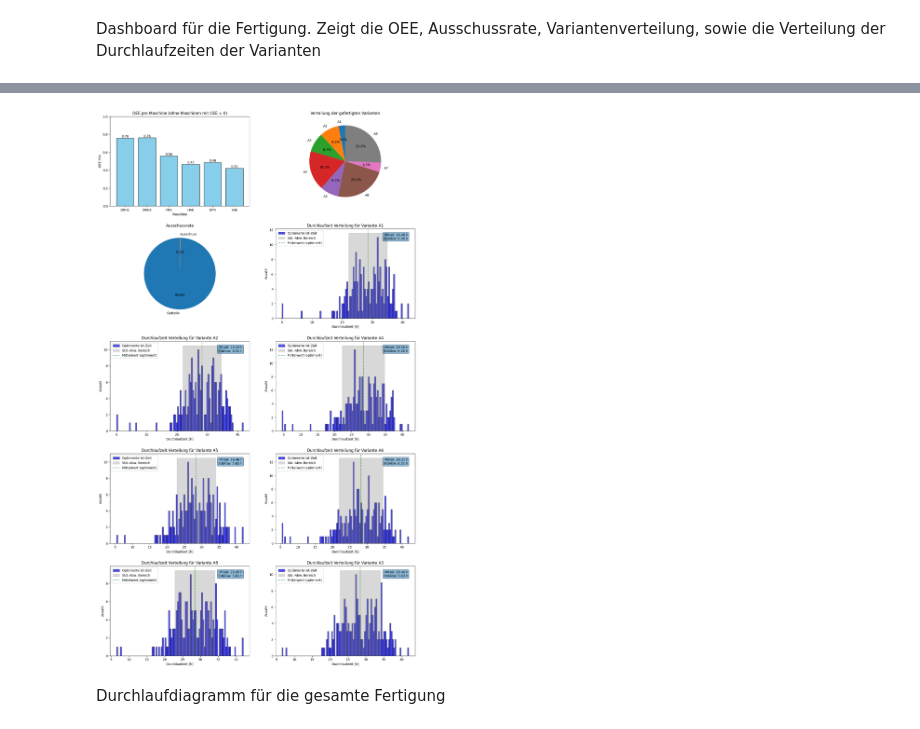
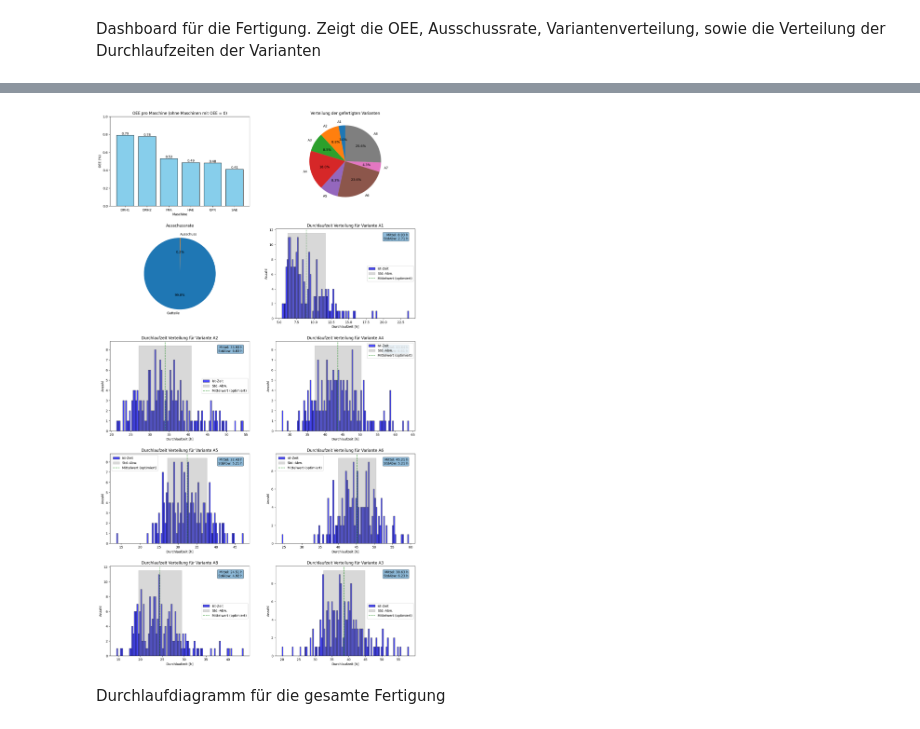
Before and after one commit to LGehlauf/SPP24, a Jupyter notebook: Fertigungsauswertung.ipynb, the cells around one changed output, grey strips where cells are left out. Drawn from its saved outputs; the diff is of its cells as text; code cells hidden in the pictures.

```diff
--- a/Fertigungsauswertung.ipynb
+++ b/Fertigungsauswertung.ipynb
@@ -22,7 +22,7 @@ varianten = pd.read_sql_query(varianten_query, verbindung)['id'].tolist()
 # Daten aus der Datenbank abrufen
 flf_df = pd.read_sql_query("SELECT * FROM FLF", verbindung)
 auftraege_df = pd.read_sql_query("SELECT * FROM auftraege", verbindung)
-auftraege_df2 = pd.read_sql_query("SELECT * FROM auftraege", verbindung)
+auftraege_df2 = pd.read_sql_query("SELECT * FROM auftraege WHERE fertigstellung IS NOT NULL", verbindung)
 elf_df = pd.read_sql_query("SELECT * FROM ELF", verbindung)
 arbeitsplaene_df = pd.read_sql_query("SELECT * FROM arbeitsplaene",verbindung)
 
@@ -46,8 +46,8 @@ elf_df['end_downtime'] = pd.to_datetime(elf_df['end_downtime'], errors='coerce')
 flf_df['start_ruesten'] = pd.to_datetime(flf_df['start_ruesten'], errors='coerce')
 flf_df['ende_bearbeitung'] = pd.to_datetime(flf_df['ende_bearbeitung'], errors='coerce')
 
-auftraege_df2['freigabe'] = pd.to_datetime(auftraege_df['freigabe'], errors='coerce')
-auftraege_df2['fertigstellung'] = pd.to_datetime(auftraege_df['fertigstellung'], errors='coerce')
+auftraege_df2['freigabe'] = pd.to_datetime(auftraege_df2['freigabe'], errors='coerce')
+auftraege_df2['fertigstellung'] = pd.to_datetime(auftraege_df2['fertigstellung'], errors='coerce')
 
 auftraege_df2['production_time'] = (auftraege_df2['fertigstellung'] - auftraege_df2['freigabe']).dt.total_seconds().fillna(0)
 
@@ -147,7 +147,6 @@ print("OEE pro Maschine:\n", oee_per_machine)
 
 #test ------------------------
 
-import pandas as pd
 
 def entferne_stillstandszeiten_varianten(row):
     """
@@ -164,21 +163,24 @@ def entferne_stillstandszeiten_varianten(row):
     # Berechne die Produktionszeit in Sekunden
     production_time2 = (end_time2 - start_time2).total_seconds()
 
+
     # Berechne die Anzahl der Tage zwischen Start- und Endzeit
-    days_diff2 = (end_time2.date() - start_time2.date()).days
+    days_diff2  = (end_time2.date() - start_time2.date()).days
+
+    print(days_diff2)
 
     # Ziehe 6 Stunden pro Arbeitstag ab (ohne Wochenendtage)
     current_date = start_time2.date()
-    while current_date <= end_time2.date():
-        if current_date.weekday() not in [5, 6]:  # Kein Samstag oder Sonntag
-            production_time2 -= 21600  # 6 Stunden in Sekunden
-        current_date += pd.Timedelta(days=1)  # Zum nächsten Tag wechseln
+
+    if current_date.weekday() not in [5, 6] and days_diff2 > 0:  # Kein Samstag oder Sonntag
+        production_time2 -= days_diff2 * 21600  # 6 Stunden in Sekunden
+
 
     # Ziehe zusätzlich 48 Stunden für jedes Wochenende im Zeitraum ab
     current_date = start_time2.date()
     while current_date <= end_time2.date():
         if current_date.weekday() in [5, 6]:  # Samstag oder Sonntag
-            production_time2 -= 172800  # 48 Stunden in Sekunden
+            production_time2 -= 115200  # 48 Stunden in Sekunden
             break  # Abbruch nach erstem gefundenen Wochenende, da 48h für das gesamte Wochenende gelten
         current_date += pd.Timedelta(days=1)
 
@@ -191,10 +193,6 @@ auftraege_df2['optimized_production_time'] = auftraege_df2.apply(entferne_stills
 
 print(auftraege_df2)
 print(auftraege_df2['optimized_production_time'])
-
-
-
-
 
 
 
@@ -256,6 +254,9 @@ axs[2].set_title("Ausschussrate")
 
 # Produktionszeit in Minuten umrechnen für Histogramme
 auftraege_df2['optimized_production_time_minutes'] = auftraege_df2['optimized_production_time'] /3600
+
+print(auftraege_df2['optimized_production_time_minutes'])
+
 # Histogramme für Durchlaufzeiten (Maschinen-spezifisch) mit optimierten Zeiten
 for idx, variante in enumerate(varianten):
     variante_data = auftraege_df2[auftraege_df2['id'] == variante]
@@ -268,7 +269,7 @@ for idx, variante in enumerate(varianten):
         std_dev = production_time_minutes.std()
 
         # Histogramm
-        axs[idx + 3].hist(production_time_minutes, bins=100, color='blue', edgecolor='black', alpha=0.7, label='Optimierte Ist-Zeit')
+        axs[idx + 3].hist(production_time_minutes, bins=100, color='blue', edgecolor='black', alpha=0.7, label='Ist-Zeit')
 
         # Planzeit-Linie hinzufügen (optional)
         #if not variante_data['planzeit'].isna().all():  # Sicherstellen, dass es Planzeiten gibt
@@ -282,7 +283,7 @@ for idx, variante in enumerate(varianten):
             x2=mean_time + std_dev,
             color='grey',
             alpha=0.3,
-            label='Std.-Abw. Bereich'
+            label='Std.-Abw.'
         )
 
         # Mittlere optimierte Durchlaufzeit als Linie
@@ -327,4 +328,4 @@ Name: optimized_production_time, Length: 1648, dtype: float64
-[figure, old version]
+[figure, new version]
 # %% [markdown]
 Durchlaufdiagramm für die gesamte Fertigung
 # %%
```
Also changed, not shown: parts of 1 cell of this notebook.
